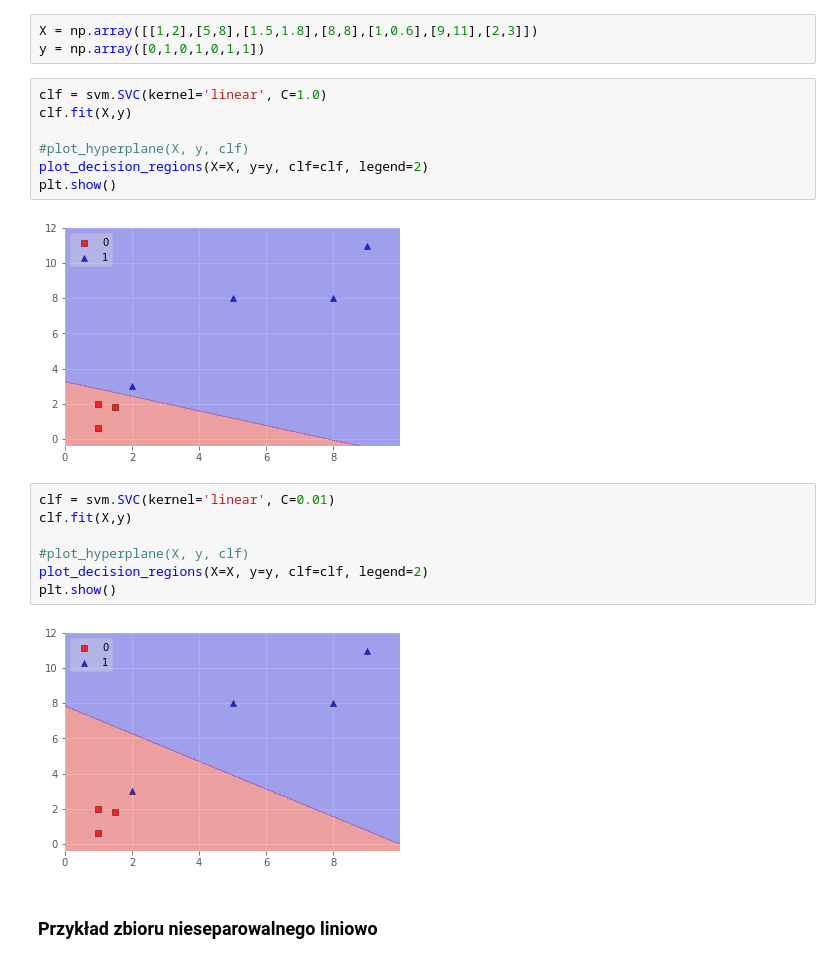
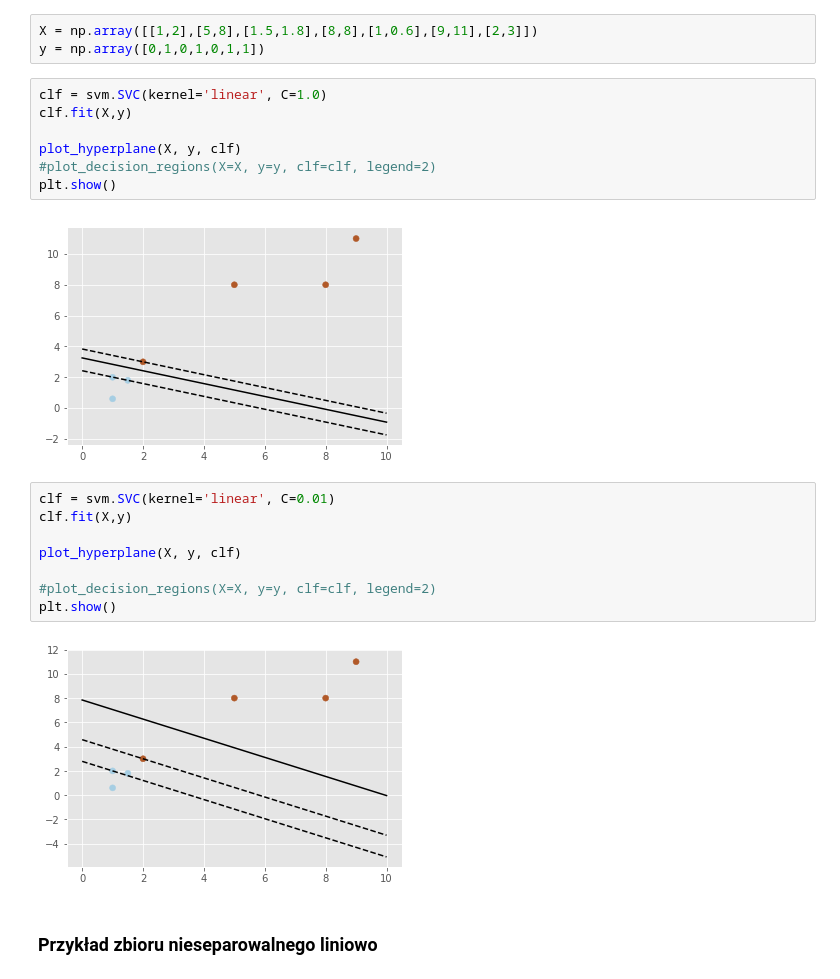
Before and after one commit to msieniawski/mro-svm, a Jupyter notebook: svm-demo.ipynb, the cells around one changed output. Drawn from its saved outputs; the diff is of its cells as text.

```diff
--- a/svm-demo.ipynb
+++ b/svm-demo.ipynb
@@ -45,21 +45,22 @@ y = np.array([0,1,0,1,0,1,1])
 # %%
 clf = svm.SVC(kernel='linear', C=1.0)
 clf.fit(X,y)
 
-#plot_hyperplane(X, y, clf)
-plot_decision_regions(X=X, y=y, clf=clf, legend=2)
+plot_hyperplane(X, y, clf)
+#plot_decision_regions(X=X, y=y, clf=clf, legend=2)
 plt.show()
 # %% [output]
-[figure, old version]
+[figure, new version]
 # %%
 clf = svm.SVC(kernel='linear', C=0.01)
 clf.fit(X,y)
 
-#plot_hyperplane(X, y, clf)
-plot_decision_regions(X=X, y=y, clf=clf, legend=2)
+plot_hyperplane(X, y, clf)
+
+#plot_decision_regions(X=X, y=y, clf=clf, legend=2)
 plt.show()
 # %% [output]
-[figure, old version]
+[figure, new version]
 # %% [markdown]
 ### Przykład zbioru nieseparowalnego liniowo
 # %%
```
Also changed, not shown: parts of 4 cells of this notebook, 2 other files.
